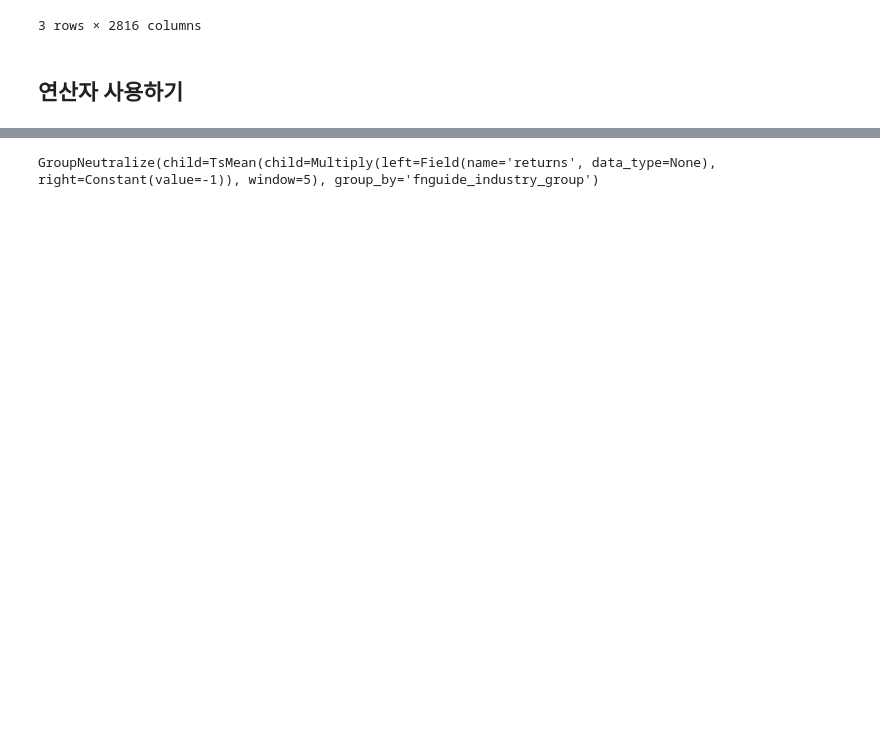
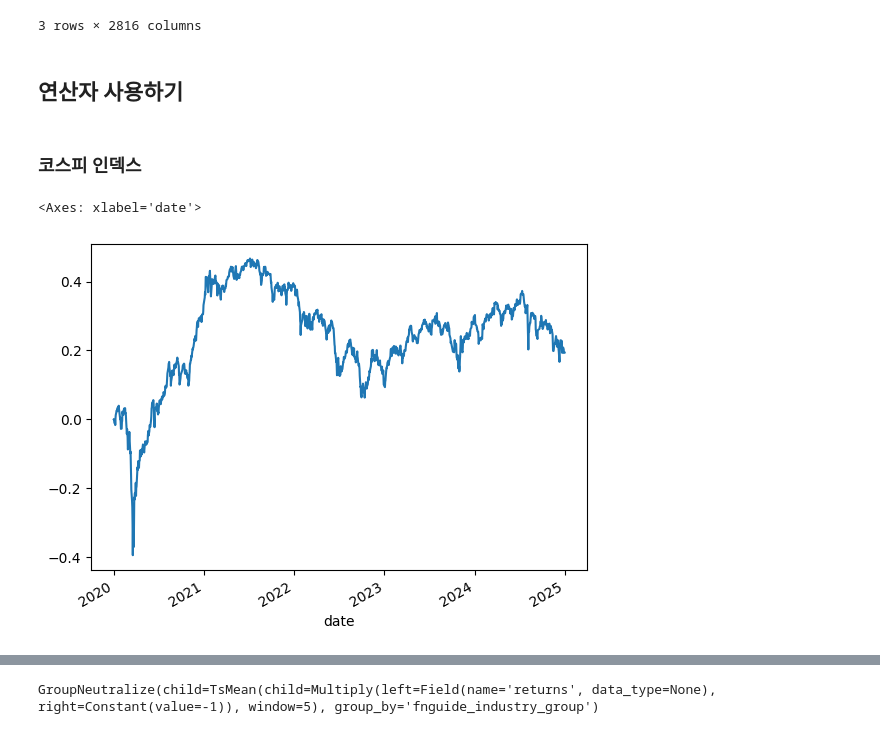
Before and after one commit to jaepil-choi/alpha-excel, a Jupyter notebook: notebooks/alpha-excel-tutorial.ipynb, the cells around one changed output, grey strips where cells are left out. Drawn from its saved outputs; the diff is of its cells as text; code cells hidden in the pictures; blank space fills up the shorter version.

```diff
--- a/notebooks/alpha-excel-tutorial.ipynb
+++ b/notebooks/alpha-excel-tutorial.ipynb
@@ -75,3 +75,5 @@ industry_group_df.iloc[18:21] # 산업 분류는 월말에만 데이터가 존
 3 rows × 2816 columns
 # %% [markdown]
 ## 연산자 사용하기
+# %% [markdown]
+### 코스피 인덱스
@@ -77,0 +85,7 @@ industry_group_df.iloc[18:21] # 산업 분류는 월말에만 데이터가 존
+# %%
+step0 = ae.get_cumulative_pnl(0)
+
+step0.plot()
+# %% [output]
+<Axes: xlabel='date'>
+[figure, added]
```
Also changed, not shown: parts of 7 cells of this notebook.
